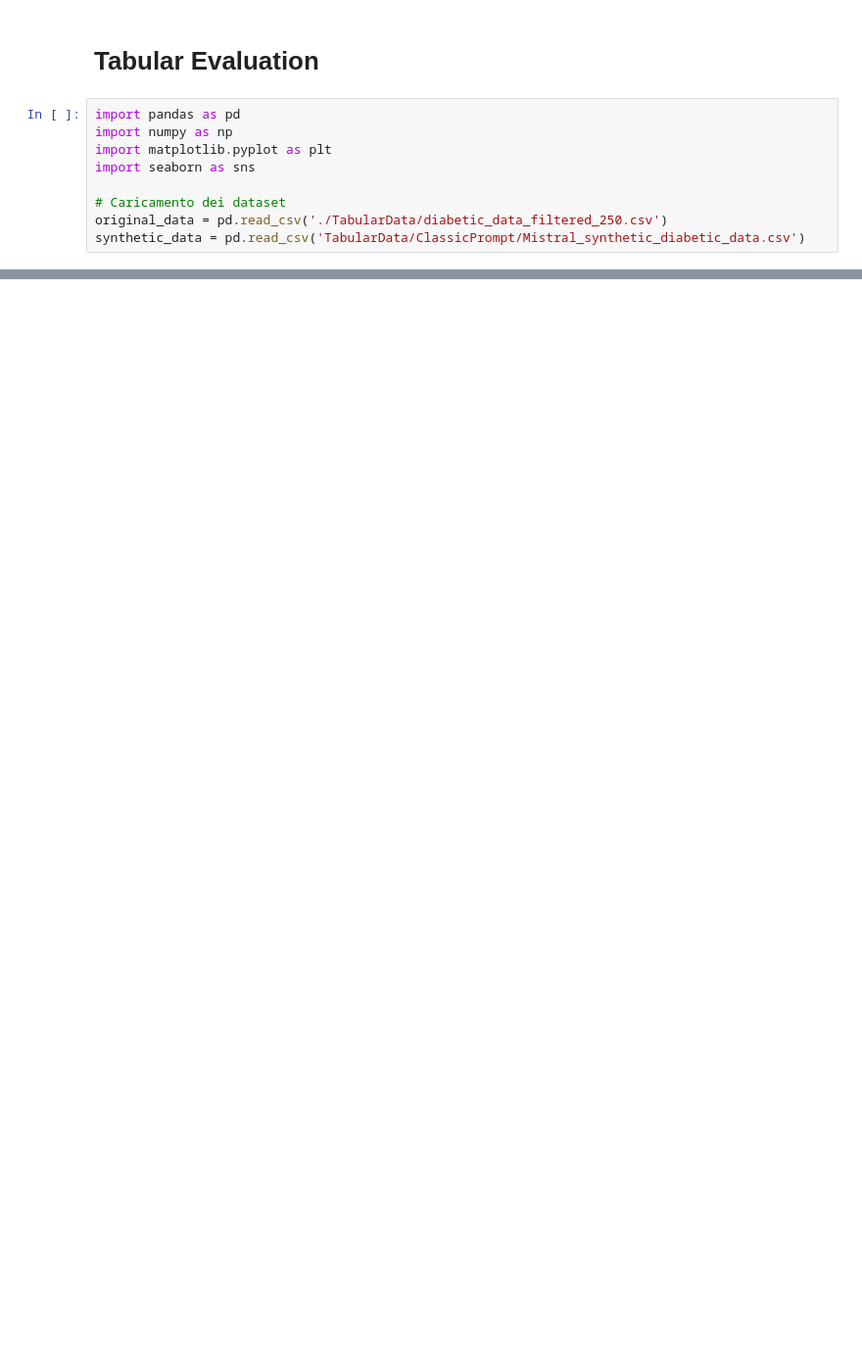
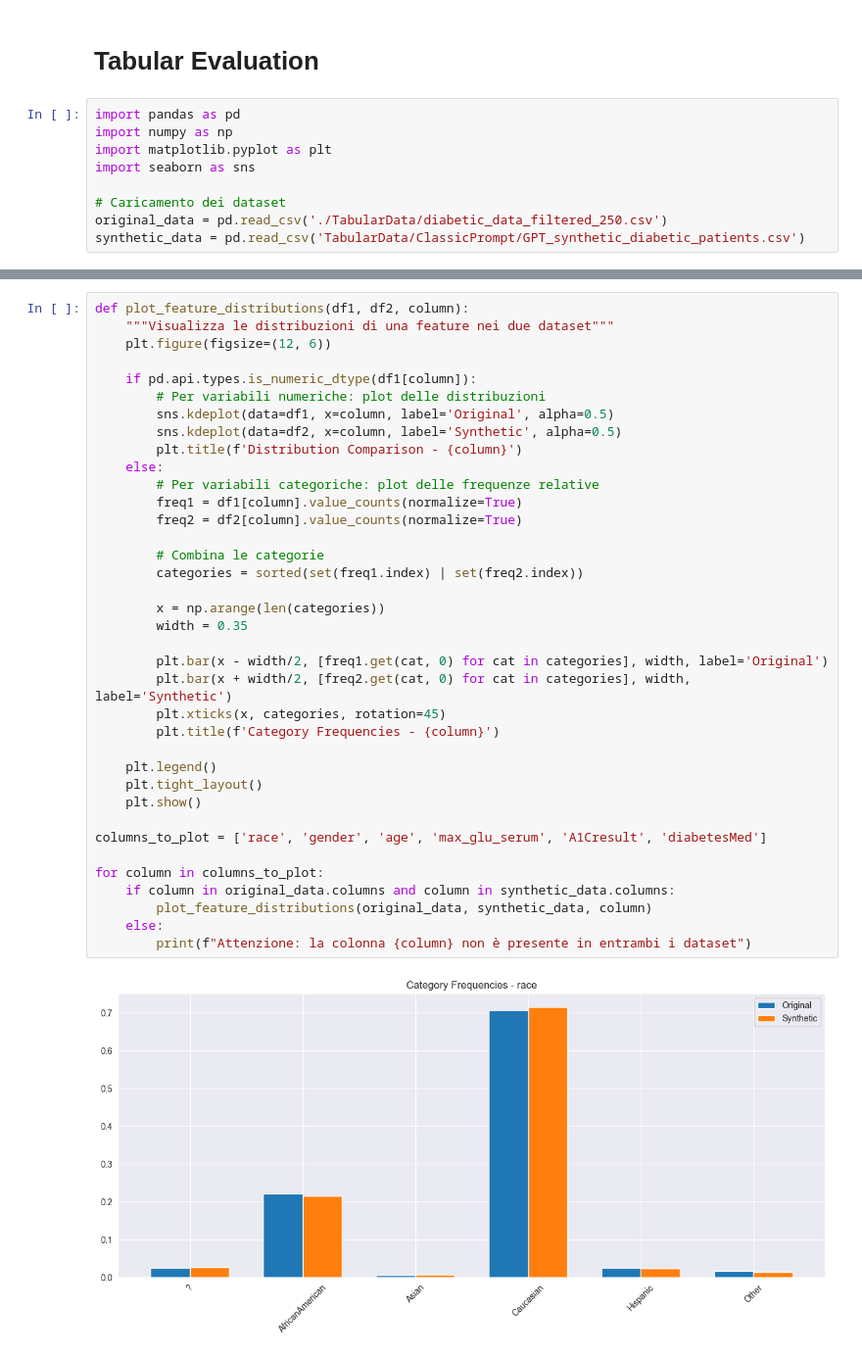
Before and after one commit to ManuelRix-11/ProgettoFVAB-G16, a Jupyter notebook: DatiSintetici/TabularEvaluation.ipynb, the cells around one changed output, grey strips where cells are left out. Shown at 98% size. Cells and saved outputs as stored; diff of their text form; blank space fills up the shorter version.

Commit message:
[Dev] Ordinate le operazioni sul file di TabularEvaluation

```diff
--- a/DatiSintetici/TabularEvaluation.ipynb
+++ b/DatiSintetici/TabularEvaluation.ipynb
@@ -8,4 +8,4 @@ import seaborn as sns
 
 # Caricamento dei dataset
 original_data = pd.read_csv('./TabularData/diabetic_data_filtered_250.csv')
-synthetic_data = pd.read_csv('TabularData/ClassicPrompt/Mistral_synthetic_diabetic_data.csv')
+synthetic_data = pd.read_csv('TabularData/ClassicPrompt/GPT_synthetic_diabetic_patients.csv')
@@ -11,0 +14,39 @@ synthetic_data = pd.read_csv('TabularData/ClassicPrompt/Mistral_synthetic_diabet
+# %%
+def plot_feature_distributions(df1, df2, column):
+    """Visualizza le distribuzioni di una feature nei due dataset"""
+    plt.figure(figsize=(12, 6))
+
+    if pd.api.types.is_numeric_dtype(df1[column]):
+        # Per variabili numeriche: plot delle distribuzioni
+        sns.kdeplot(data=df1, x=column, label='Original', alpha=0.5)
+        sns.kdeplot(data=df2, x=column, label='Synthetic', alpha=0.5)
+        plt.title(f'Distribution Comparison - {column}')
+    else:
+        # Per variabili categoriche: plot delle frequenze relative
+        freq1 = df1[column].value_counts(normalize=True)
+        freq2 = df2[column].value_counts(normalize=True)
+
+        # Combina le categorie
+        categories = sorted(set(freq1.index) | set(freq2.index))
+
+        x = np.arange(len(categories))
+        width = 0.35
+
+        plt.bar(x - width/2, [freq1.get(cat, 0) for cat in categories], width, label='Original')
+        plt.bar(x + width/2, [freq2.get(cat, 0) for cat in categories], width, label='Synthetic')
+        plt.xticks(x, categories, rotation=45)
+        plt.title(f'Category Frequencies - {column}')
+
+    plt.legend()
+    plt.tight_layout()
+    plt.show()
+
+columns_to_plot = ['race', 'gender', 'age', 'max_glu_serum', 'A1Cresult', 'diabetesMed']
+
+for column in columns_to_plot:
+    if column in original_data.columns and column in synthetic_data.columns:
+        plot_feature_distributions(original_data, synthetic_data, column)
+    else:
+        print(f"Attenzione: la colonna {column} non è presente in entrambi i dataset")
+# %% [output]
+[figure, added]
```
Also changed, not shown: parts of 13 cells of this notebook, 1 other file.
